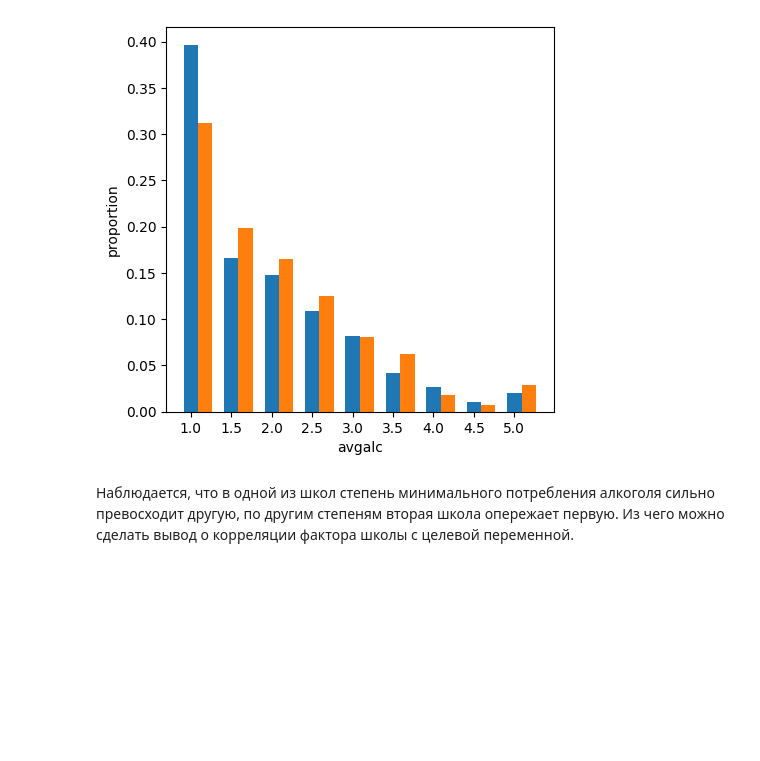
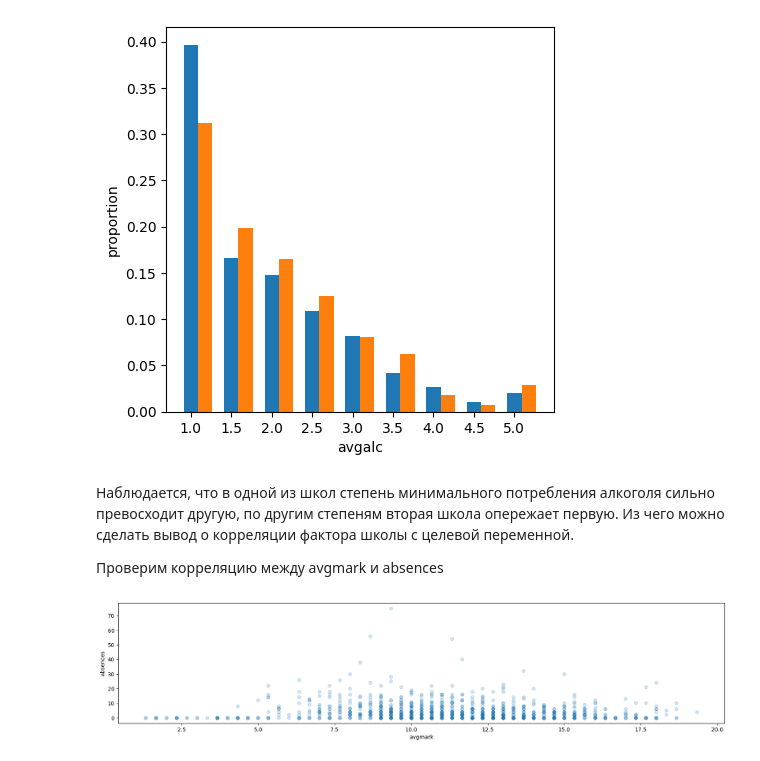
Before and after one commit to danissomo/miiad_dz, a Jupyter notebook: main.ipynb, the cells around one changed output. Saved outputs shown, nothing was run; the diff lists cells and outputs as text; code cells hidden in the pictures; blank space fills up the shorter version.

```diff
--- a/main.ipynb
+++ b/main.ipynb
@@ -105,3 +112,14 @@ plt.show()
 [figure]
 # %% [markdown]
 Наблюдается, что в одной из школ степень минимального потребления алкоголя сильно превосходит другую, по другим степеням вторая школа опережает первую. Из чего можно сделать вывод о корреляции фактора школы с целевой переменной.
+
+Проверим корреляцию между avgmark и absences
+# %%
+plt.rcParams['figure.figsize'] = [20, 4]
+absences_dec = decode(data['absences'], 'absences')
+plt.scatter(data['avgmark'], absences_dec,   alpha=0.2)
+plt.ylabel('absences')
+plt.xlabel('avgmark')
+plt.show()
+# %% [output]
+[figure, added]
```
Also changed, not shown: parts of 2 cells of this notebook.
